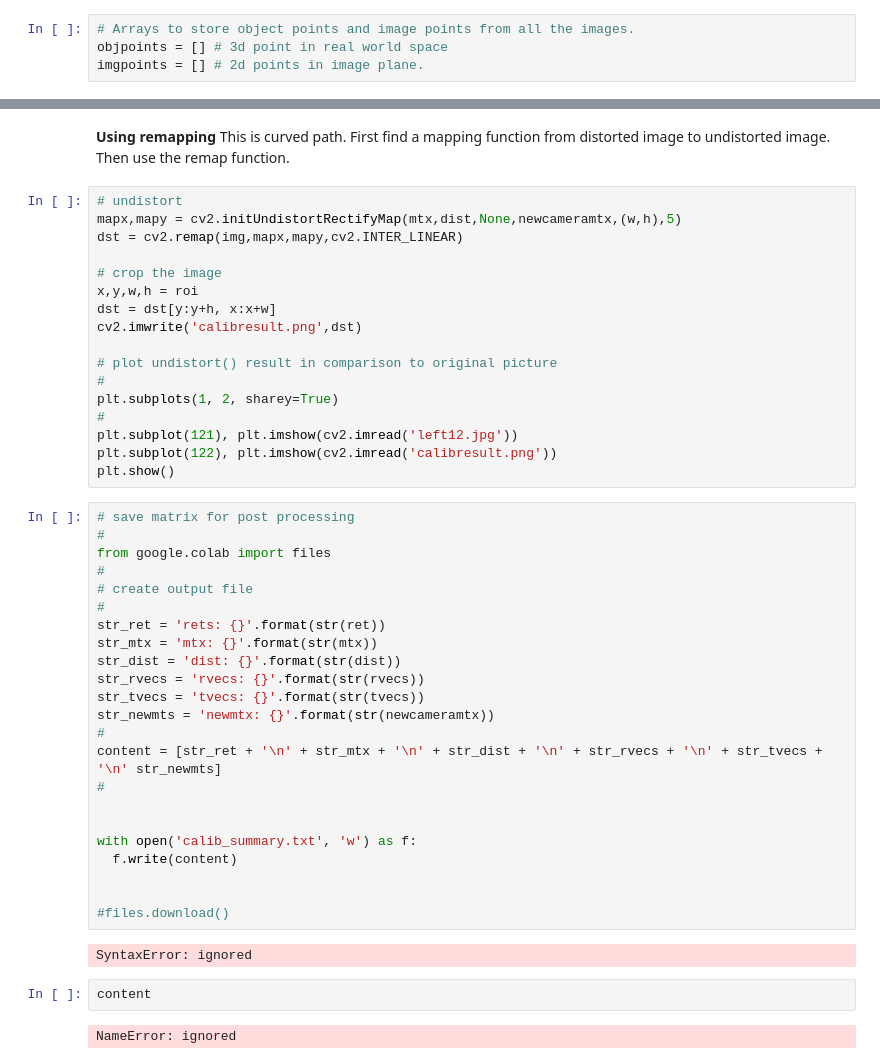
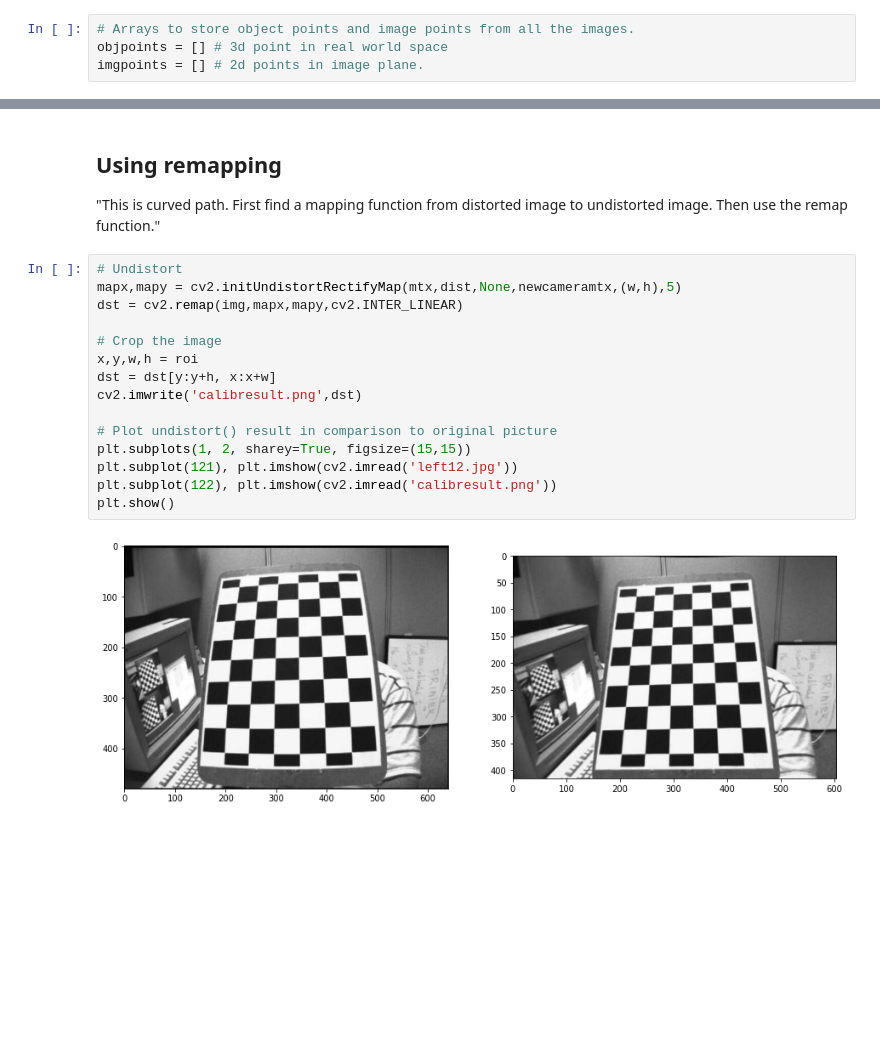
Before and after one commit to iubh/DLMAINLPCV01, a Jupyter notebook: notebooks/cv_3-4__camera_calibration.ipynb, the cells around one changed output, grey strips where cells are left out. Saved outputs shown, nothing was run; the diff lists cells and outputs as text; blank space fills up the shorter version.

```diff
--- a/notebooks/cv_3-4__camera_calibration.ipynb
+++ b/notebooks/cv_3-4__camera_calibration.ipynb
@@ -192,50 +162,21 @@ plt.show()
 # %% [markdown]
-**Using remapping**
-This is curved path. First find a mapping function from distorted image to undistorted image. Then use the remap function.
+## Using remapping
+"This is curved path. First find a mapping function from distorted image to undistorted image. Then use the remap function."
 # %%
-# undistort
+# Undistort
 mapx,mapy = cv2.initUndistortRectifyMap(mtx,dist,None,newcameramtx,(w,h),5)
 dst = cv2.remap(img,mapx,mapy,cv2.INTER_LINEAR)
 
-# crop the image
+# Crop the image
 x,y,w,h = roi
 dst = dst[y:y+h, x:x+w]
 cv2.imwrite('calibresult.png',dst)
 
-# plot undistort() result in comparison to original picture
-#
-plt.subplots(1, 2, sharey=True)
-#
+# Plot undistort() result in comparison to original picture
+plt.subplots(1, 2, sharey=True, figsize=(15,15))
 plt.subplot(121), plt.imshow(cv2.imread('left12.jpg'))
 plt.subplot(122), plt.imshow(cv2.imread('calibresult.png'))
 plt.show()
+# %% [output]
+[figure, added]
-# %%
-# save matrix for post processing
-#
-from google.colab import files
-#
-# create output file
-#
-str_ret = 'rets: {}'.format(str(ret))
-str_mtx = 'mtx: {}'.format(str(mtx))
-str_dist = 'dist: {}'.format(str(dist))
-str_rvecs = 'rvecs: {}'.format(str(rvecs))
-str_tvecs = 'tvecs: {}'.format(str(tvecs))
-str_newmts = 'newmtx: {}'.format(str(newcameramtx))
-#
-content = [str_ret + '\n' + str_mtx + '\n' + str_dist + '\n' + str_rvecs + '\n' + str_tvecs + '\n' str_newmts]
-#
-
-
-with open('calib_summary.txt', 'w') as f:
-  f.write(content)
-
-
-#files.download()
-# %% [output]
-SyntaxError: ignored
-# %%
-content
-# %% [output]
-NameError: ignored
 # %% [markdown]
```
Also changed, not shown: parts of 19 cells of this notebook.
